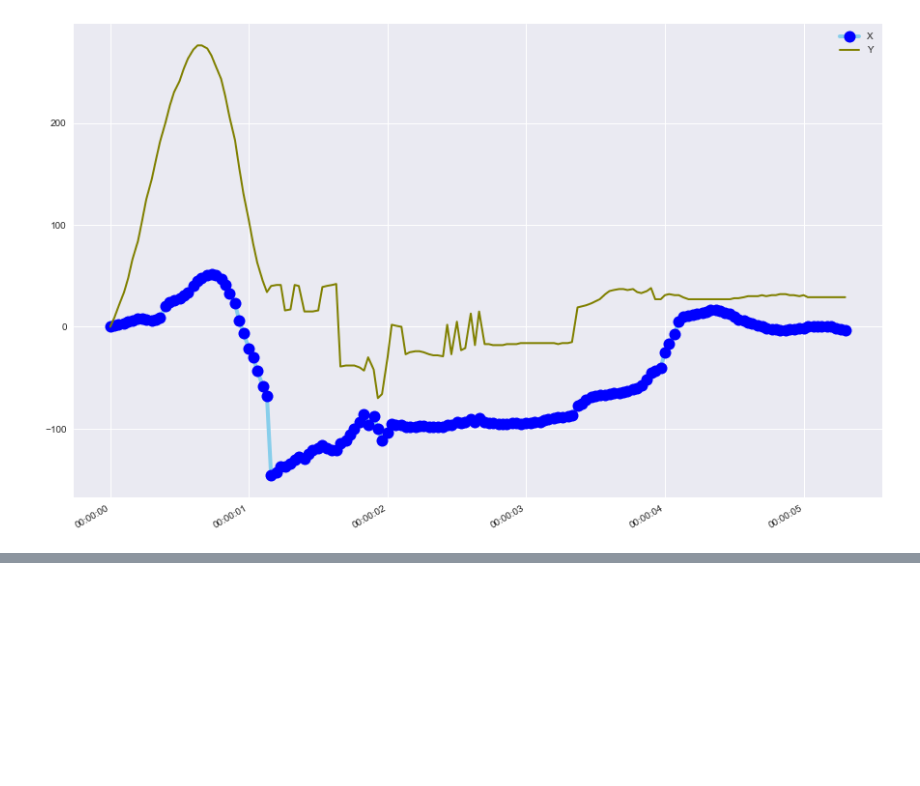
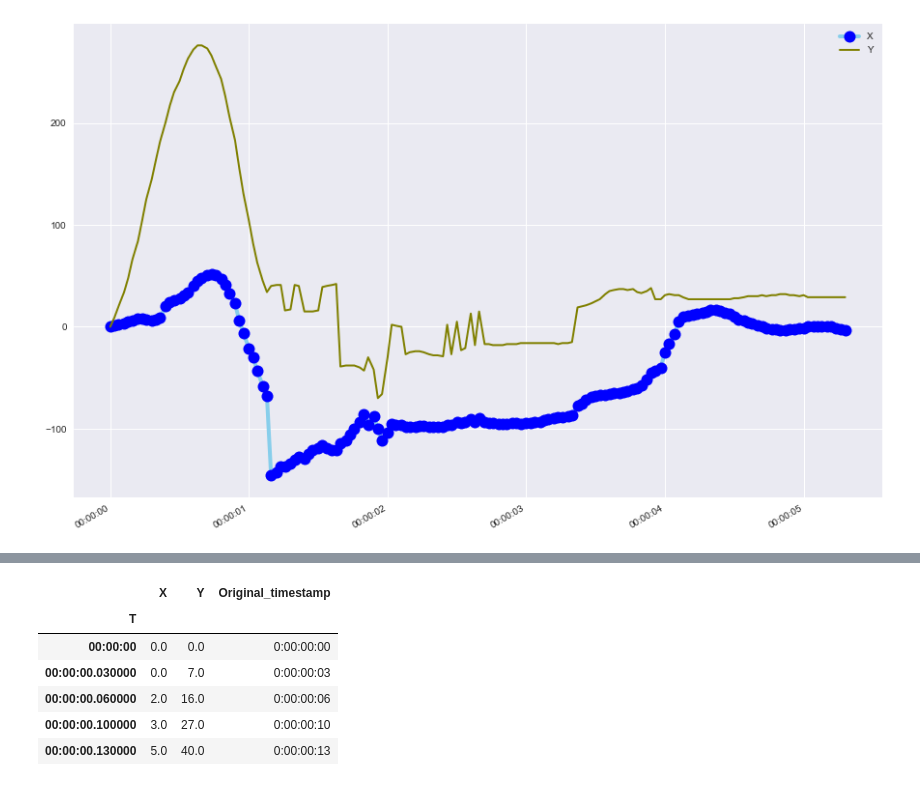
Before and after one commit to lisaong/hss, a Jupyter notebook: 02_explore_data.ipynb, the cells around one changed output, grey strips where cells are left out. Cells and saved outputs as stored; diff of their text form; code cells hidden in the pictures; blank space fills up the shorter version.

```diff
--- a/02_explore_data.ipynb
+++ b/02_explore_data.ipynb
@@ -49,0 +58,11 @@ plt.show()
+# %%
+df_ball = read_kinoeva('data/3/CFF Demo_ Underhand Vertical Med Ball Throw_Ball.txt')
+df_ball.head()
+# %% [output]
+|  | X | Y | Original_timestamp |
+| T |  |  |  |
+| 00:00:00 | 0.0 | 0.0 | 0:00:00:00 |
+| 00:00:00.030000 | 0.0 | 7.0 | 0:00:00:03 |
+| 00:00:00.060000 | 2.0 | 16.0 | 0:00:00:06 |
+| 00:00:00.100000 | 3.0 | 27.0 | 0:00:00:10 |
+| 00:00:00.130000 | 5.0 | 40.0 | 0:00:00:13 |
```
Also changed, not shown: parts of 3 cells of this notebook, 2 other files.
